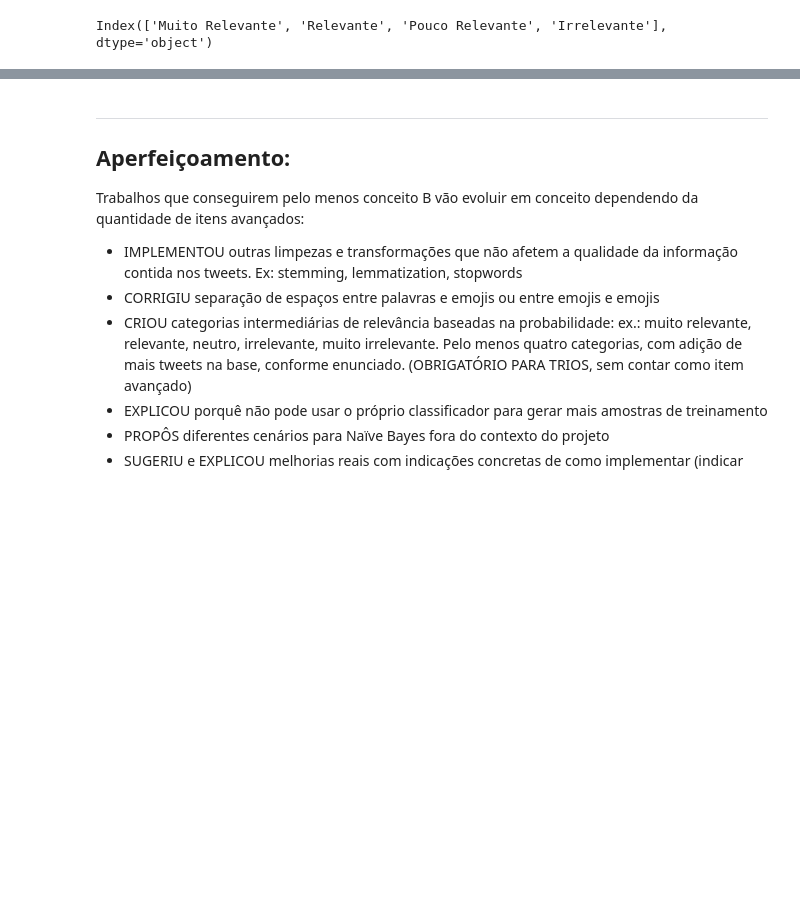
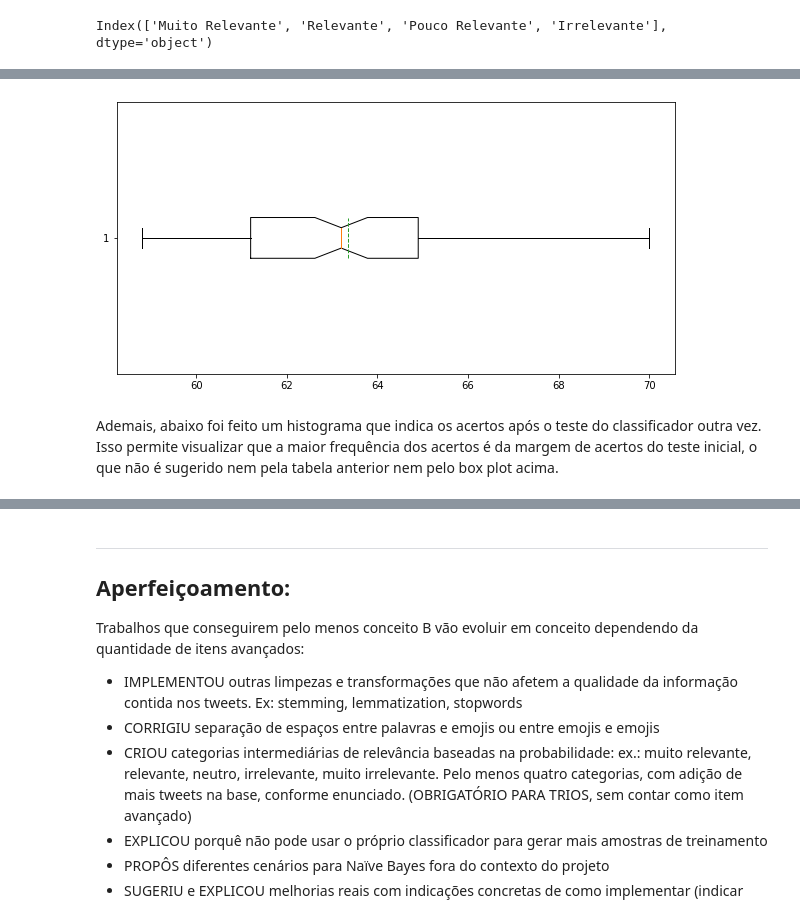
Before and after one commit to sharpiestealr/naive-bayes-classifier, a Jupyter notebook: Projeto1_Layout_Classificador.ipynb, the cells around one changed output, grey strips where cells are left out. Drawn from its saved outputs; the diff is of its cells as text; code cells hidden in the pictures; blank space fills up the shorter version.

```diff
--- a/Projeto1_Layout_Classificador.ipynb
+++ b/Projeto1_Layout_Classificador.ipynb
@@ -348,8 +352,8 @@ def test_classifier(words,words_count,p_cats,df):
     l = [] # lista de classificações, mesma ordem de test
 
     for i, tweet_data in df.iterrows():  # itera pelas linhas do dataframe
-        # valores inicias para a probabilidade do tweet ser determinada relevancia, começa em probabilidade da categoria para
-        # sera multiplicado pela probabilidade de cada palavra ser cada categoria.
+        # valores iniciais para a probabilidade do tweet ser determinada relevancia,
+        # será multiplicado pela probabilidade de cada palavra ser cada categoria.
         i = p_cats["Irrelevante"]
         p = p_cats["Pouco Relevante"]
         r = p_cats["Relevante"]
@@ -365,11 +369,13 @@ def test_classifier(words,words_count,p_cats,df):
             i *= (I.get(word, 0) + 1) / (totalI + total)
             m *= (M.get(word, 0) + 1) / (totalM + total)
 
-        result = {"Muito Relevante": m,"Relevante": r,"Pouco Relevante": p,"Irrelevante": i} # dicionário para comparar dentro do MAX abaixo
+        result = {"Muito Relevante": m,"Relevante": r,"Pouco Relevante": p,"Irrelevante": i}
+        # dicionário para comparar dentro do MAX abaixo
 
         l.append(max(result, key = result.get)) # compara os valores de r, p, i, e adiciona à lista L
 
-    df["Classificação"] = pd.Categorical(values=l,categories=["Muito Relevante","Relevante", "Pouco Relevante", "Irrelevante"],ordered=True)
+    df["Classificação"] = pd.Categorical(values=l,categories=["Muito Relevante","Relevante", "Pouco Relevante",
+                                                              "Irrelevante"],ordered=True)
 
     df["Acerto"] = ["Acertou" if (row["Classificação"]==row.Categoria) else "Errou" for i,row in df.iterrows()]
 
@@ -398,3 +418,12 @@ TypeError: sample() got an unexpected keyword argument 'ignore_index'
+# %%
+plt.figure(figsize=(10, 5))
+plt.boxplot(tabela_acertos, vert = False, meanline = True, showcaps = True, showbox = True, showmeans = True,
+            notch = True, manage_ticks = True)
+plt.show()
+# %% [output]
+[figure, added]
+# %% [markdown]
+Ademais, abaixo foi feito um histograma que indica os acertos após o teste do classificador outra vez. Isso permite visualizar que a maior frequência dos acertos é da margem de acertos do teste inicial, o que não é sugerido nem pela tabela anterior nem pelo box plot acima.
 # %%
 plt.title("Histograma de Acertos em diferentes divisões de Teste e Treinamento")
 plt.xlabel("Acertos (%)")
```
Also changed, not shown: parts of 12 cells of this notebook.
